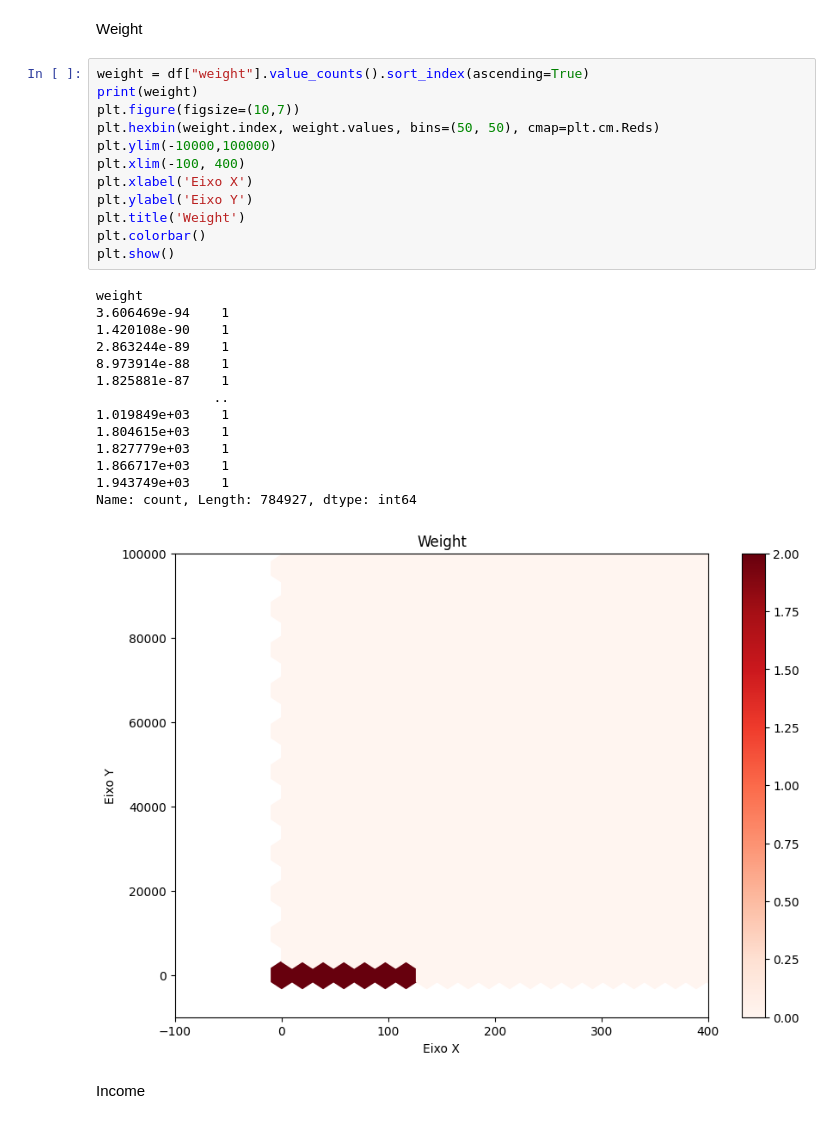
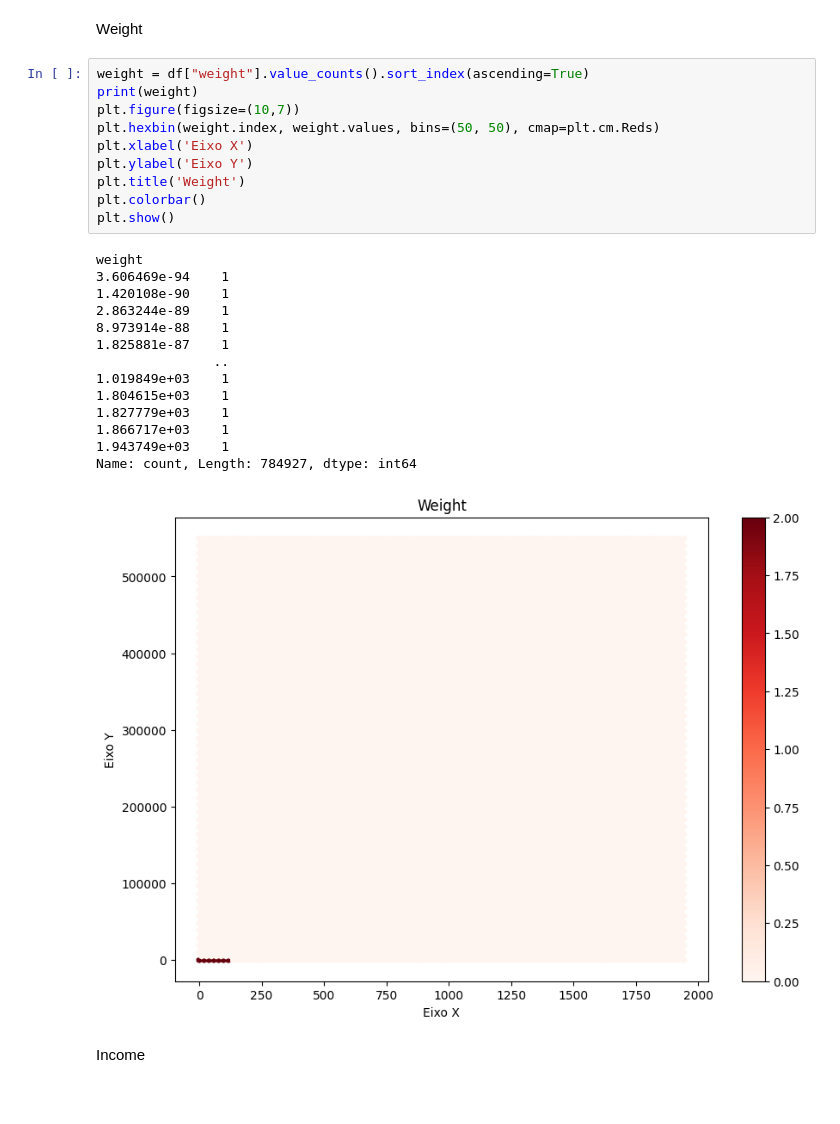
Before and after one commit to RicardoLlima/Decision-Tree_Bitcoin-Heist, a Jupyter notebook: Projeto.ipynb, the cells around one changed output. Drawn from its saved outputs; the diff is of its cells as text.

```diff
--- a/Projeto.ipynb
+++ b/Projeto.ipynb
@@ -149,30 +149,28 @@ Weight
 # %%
 weight = df["weight"].value_counts().sort_index(ascending=True)
 print(weight)
 plt.figure(figsize=(10,7))
 plt.hexbin(weight.index, weight.values, bins=(50, 50), cmap=plt.cm.Reds)
-plt.ylim(-10000,100000)
-plt.xlim(-100, 400)
 plt.xlabel('Eixo X')
 plt.ylabel('Eixo Y')
 plt.title('Weight')
 plt.colorbar()
 plt.show()
 # %% [output]
 weight
 3.606469e-94    1
 1.420108e-90    1
 2.863244e-89    1
 8.973914e-88    1
 1.825881e-87    1
                ..
 1.019849e+03    1
 1.804615e+03    1
 1.827779e+03    1
 1.866717e+03    1
 1.943749e+03    1
 Name: count, Length: 784927, dtype: int64
-[figure, old version]
+[figure, new version]
 # %% [markdown]
 Income
 # %%
```
Also changed, not shown: parts of 2 cells of this notebook.
